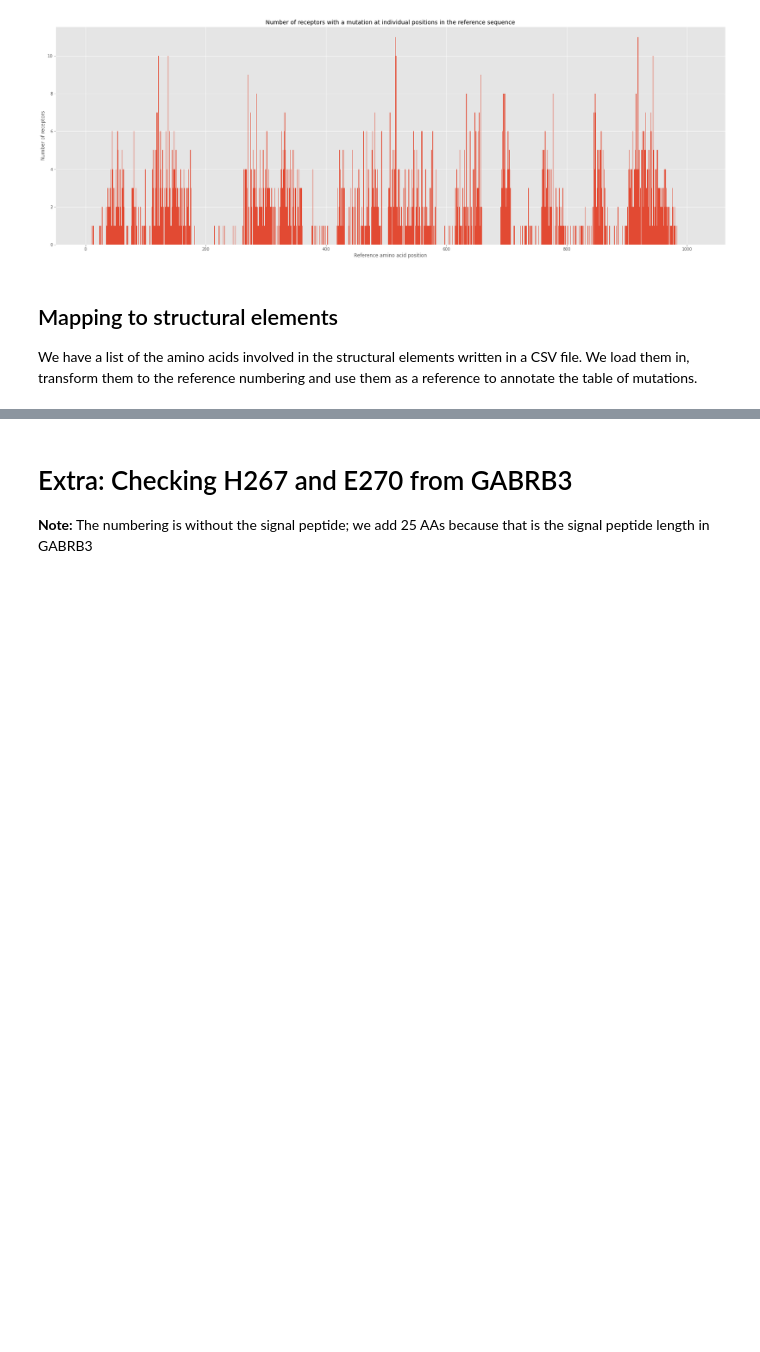
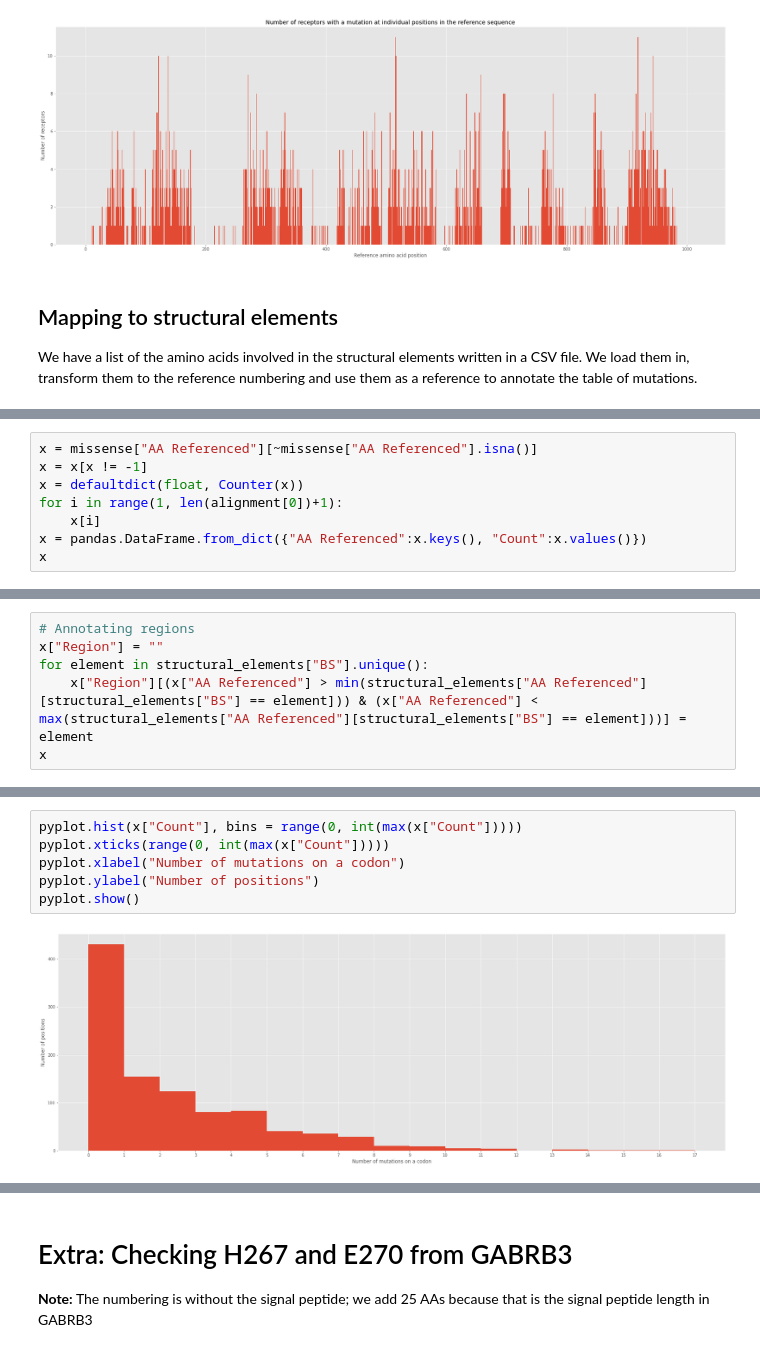
Before and after one commit to JureFabjan/gnomAD, a Jupyter notebook: Processing.ipynb, the cells around one changed output, grey strips where cells are left out. Cells and saved outputs as stored; diff of their text form; blank space fills up the shorter version.

```diff
--- a/Processing.ipynb
+++ b/Processing.ipynb
@@ -638,0 +652,8 @@ fig.show()
+# %%
+x = missense["AA Referenced"][~missense["AA Referenced"].isna()]
+x = x[x != -1]
+x = defaultdict(float, Counter(x))
+for i in range(1, len(alignment[0])+1):
+    x[i]
+x = pandas.DataFrame.from_dict({"AA Referenced":x.keys(), "Count":x.values()})
+x
@@ -638,0 +674,6 @@ fig.show()
+# %%
+# Annotating regions
+x["Region"] = ""
+for element in structural_elements["BS"].unique():
+    x["Region"][(x["AA Referenced"] > min(structural_elements["AA Referenced"][structural_elements["BS"] == element])) & (x["AA Referenced"] < max(structural_elements["AA Referenced"][structural_elements["BS"] == element]))] = element
+x
@@ -638,0 +698,8 @@ fig.show()
+# %%
+pyplot.hist(x["Count"], bins = range(0, int(max(x["Count"]))))
+pyplot.xticks(range(0, int(max(x["Count"]))))
+pyplot.xlabel("Number of mutations on a codon")
+pyplot.ylabel("Number of positions")
+pyplot.show()
+# %% [output]
+[figure, added]
```
Also changed, not shown: parts of 38 cells of this notebook, 2 other files.
